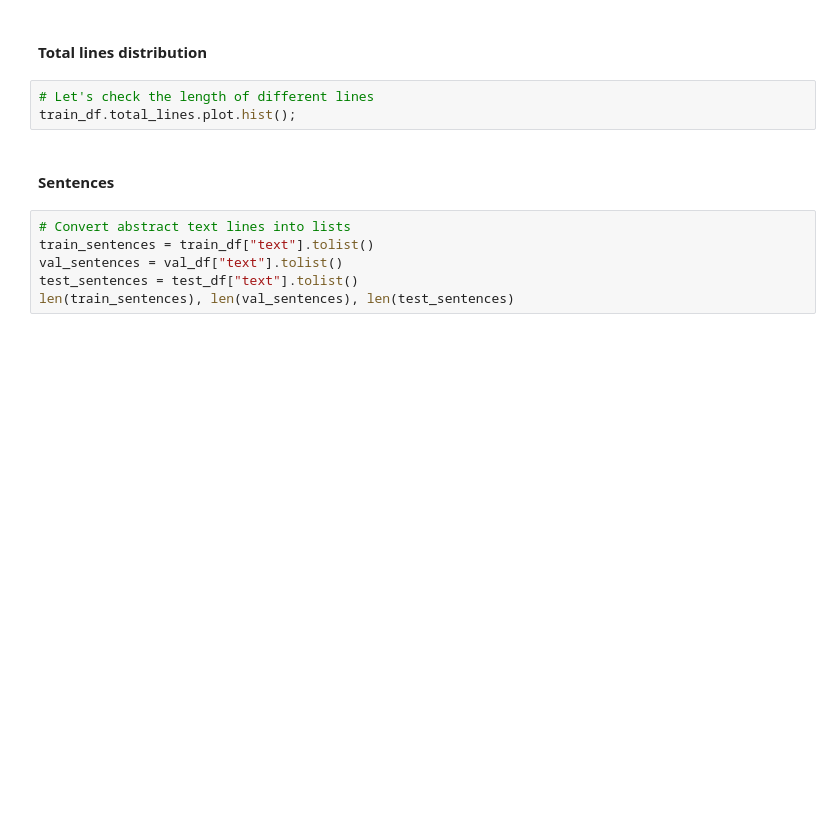
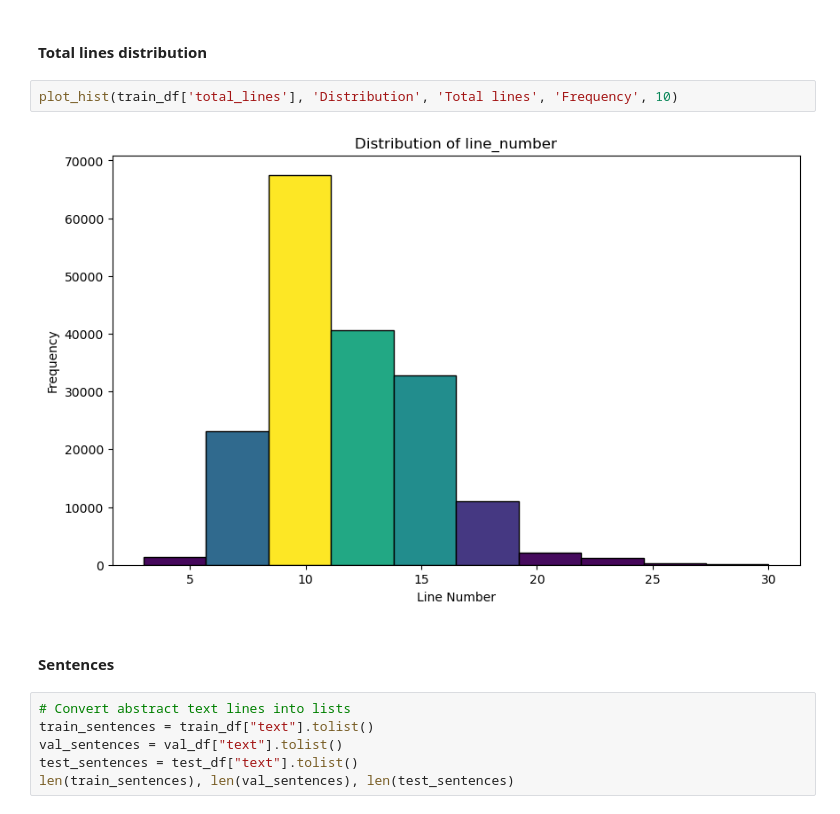
Before and after one commit to MNGARCIA085/NLP, a Jupyter notebook: Skim Lit/Untitled.ipynb, the cells around one changed output. Cells and saved outputs as stored; diff of their text form; blank space fills up the shorter version.

```diff
--- a/Skim Lit/Untitled.ipynb
+++ b/Skim Lit/Untitled.ipynb
@@ -203,8 +273,9 @@ train_df.target.value_counts(normalize=True)
 # %% [markdown]
 #### Total lines distribution
-# %%
-# Let's check the length of different lines
-train_df.total_lines.plot.hist();
+# %%
+plot_hist(train_df['total_lines'], 'Distribution', 'Total lines', 'Frequency', 10)
+# %% [output]
+[figure, added]
 # %% [markdown]
 #### Sentences
 # %%
```
Also changed, not shown: parts of 84 cells of this notebook, 2 other files.
